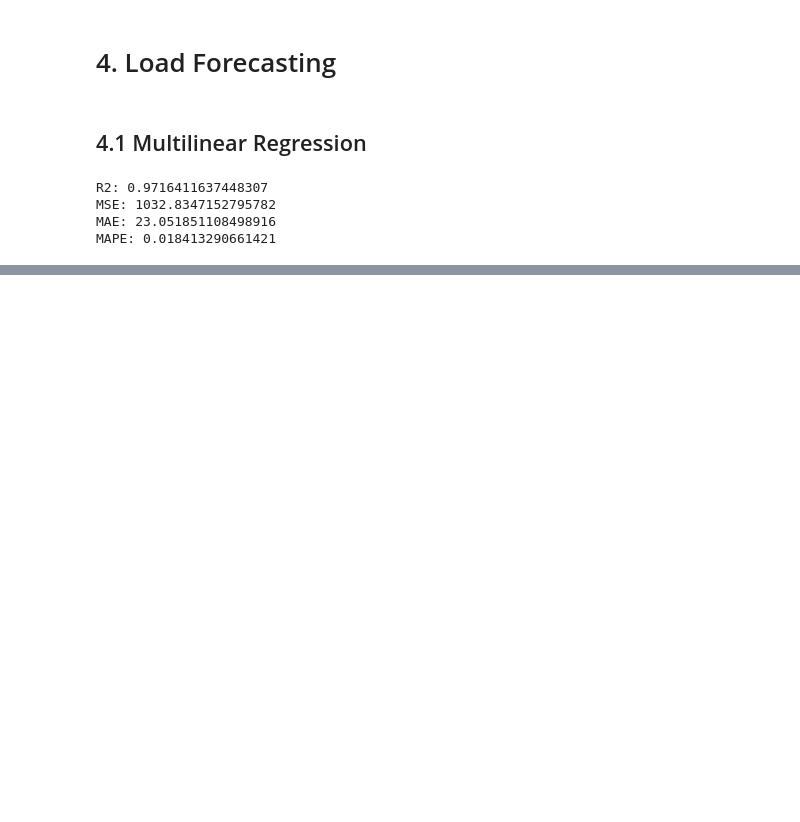
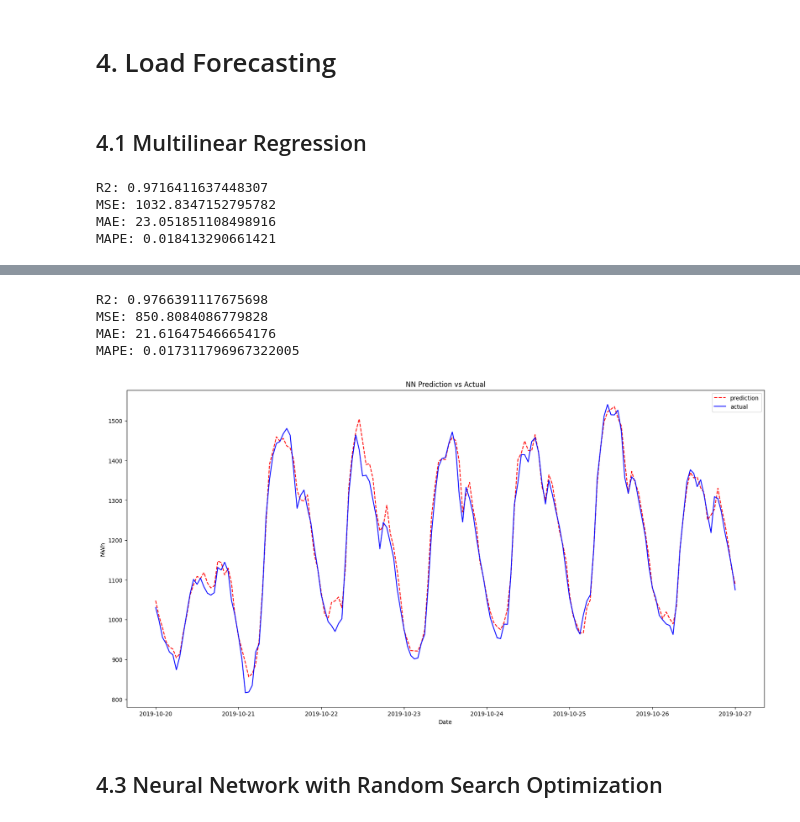
Before and after one commit to itangr31/electricity_load_forecasting, a Jupyter notebook: notebook.ipynb, the cells around one changed output, grey strips where cells are left out. Cells and saved outputs as stored; diff of their text form; code cells hidden in the pictures; blank space fills up the shorter version.

```diff
--- a/notebook.ipynb
+++ b/notebook.ipynb
@@ -354,0 +392,3 @@ plt.show()
+# %%
+device = torch.device('cuda' if torch.cuda.is_available() else 'cpu')
+print(device)
@@ -354,0 +416,14 @@ plt.show()
+# %%
+n_epochs = 100
+batch_size = 10
+
+for epoch in range(n_epochs):
+    for i in range(0,len(X_train_torch),batch_size):
+        Xbatch = X_train_torch[i:i+batch_size]
+        y_pred = model_pt(Xbatch)
+        ybatch = y_train_torch[i:i+batch_size]
+        loss = loss_fn(y_pred,ybatch)
+        optimizer.zero_grad()
+        loss.backward()
+        optimizer.step()
+    print(f'Finished epochs {epoch}, latest loss {loss}')
@@ -354,0 +448,32 @@ plt.show()
+# %%
+with torch.no_grad():
+    y_pred = model_pt(X_test_torch)
+
+y_pred = y_pred.numpy()
+y_pred = target_scaler.inverse_transform(y_pred)
+y_pred = pd.DataFrame(y_pred,columns=['y_pred_nn'],index=y_test.index)
+
+r2 = r2_score(y_test,y_pred)
+mse = mean_squared_error(y_test,y_pred)
+mape = mean_absolute_percentage_error(y_test,y_pred)
+mae = mean_absolute_error(y_test,y_pred)
+
+print("R2: {}\nMSE: {}\nMAE: {}\nMAPE: {}".format(r2,mse,mae,mape))
+# %% [output]
+R2: 0.9766391117675698
+MSE: 850.8084086779828
+MAE: 21.616475466654176
+MAPE: 0.017311796967322005
+# %%
+plt.figure(figsize=(20,10))
+plt.plot(y_pred["2019-10-20 00:00:00":"2019-10-27 00:00:00"],linestyle="dashed",color='r')
+plt.plot(y_test["2019-10-20 00:00:00":"2019-10-27 00:00:00"],linestyle="solid",color='b')
+plt.xlabel("Date")
+plt.ylabel("MWh")
+plt.legend(["prediction","actual"])
+plt.title("NN Prediction vs Actual")
+plt.show()
+# %% [output]
+[figure, added]
+# %% [markdown]
+## <a id="ref53">4.3 Neural Network with Random Search Optimization </a>
```
Also changed, not shown: parts of 24 cells of this notebook.
